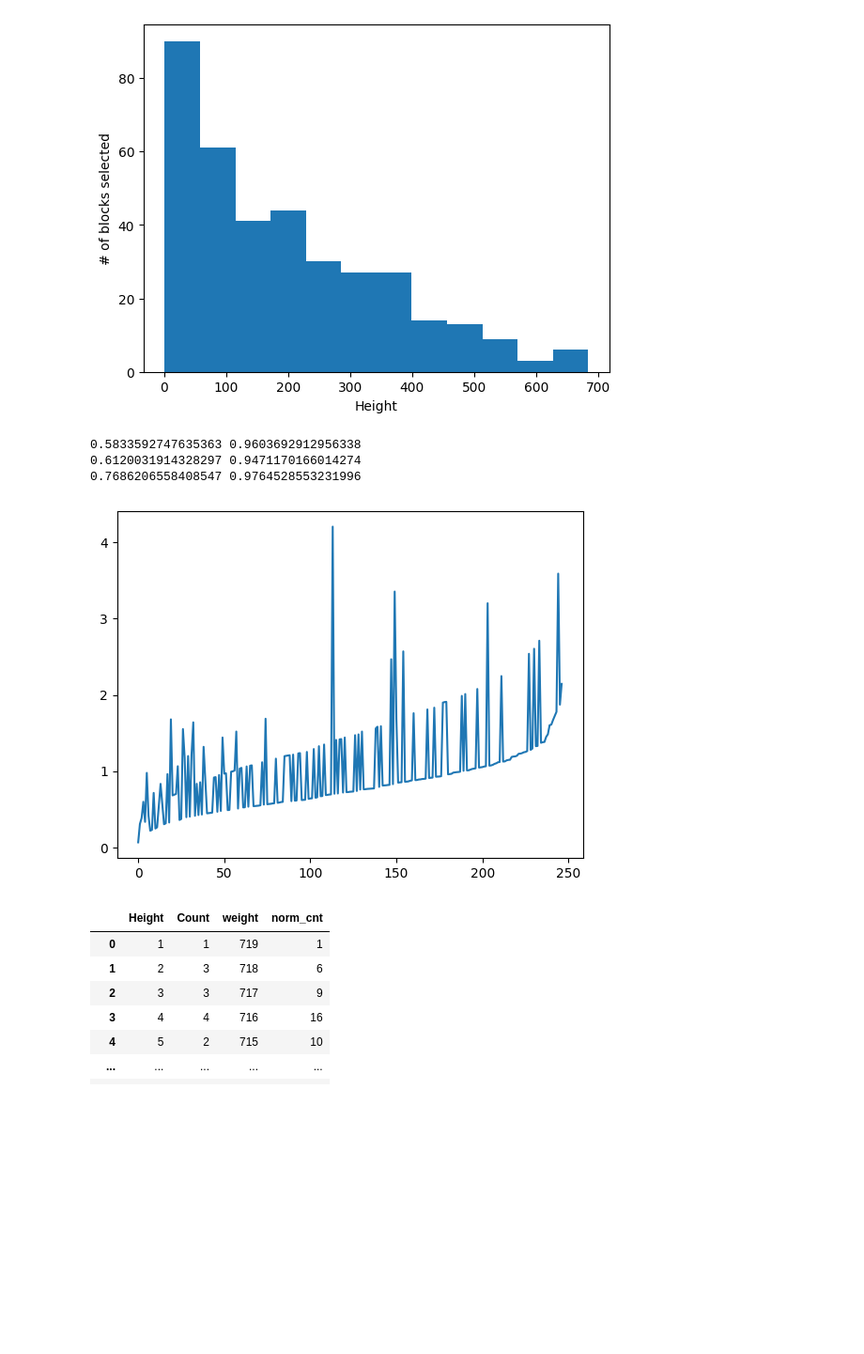
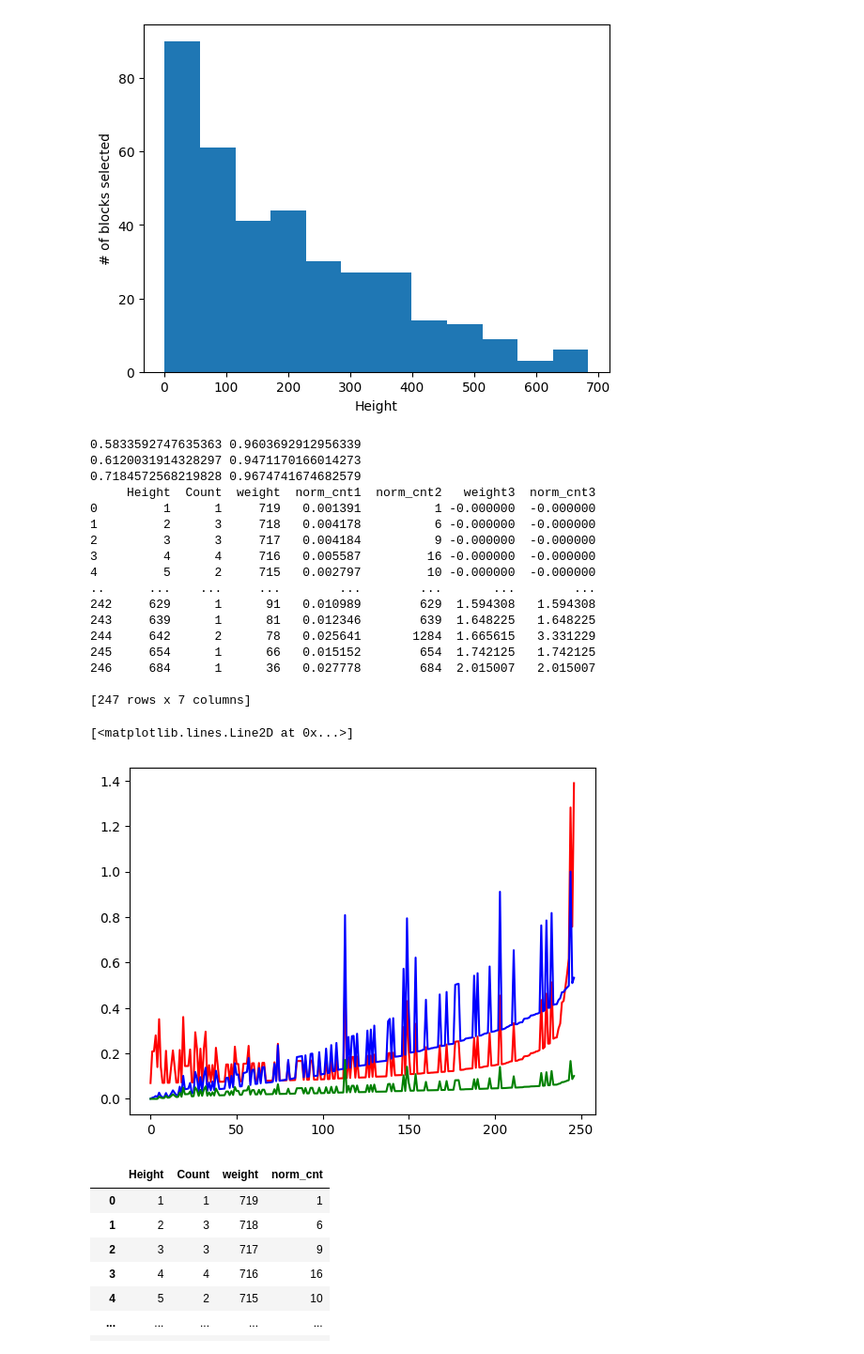
Before and after one commit to JunwookHeo/bcsos, a Jupyter notebook: python_utils/VisualPoS.ipynb, the cells around one changed output. Shown: that part at 94% size. Drawn from its saved outputs; the diff is of its cells as text; code cells hidden in the pictures; blank space fills up the shorter version.

Commit message:
Add plot

```diff
--- a/python_utils/VisualPoS.ipynb
+++ b/python_utils/VisualPoS.ipynb
@@ -36,8 +36,8 @@ def entropynorm(values):
     tt = np.sum(vs)
     vs = vs/tt
 
-    npi = np.sum(vs*np.log2(vs, out=np.zeros_like(vs), where=(vs!=0)))
-    dpi = math.log2(num)
+    npi = np.sum(vs*np.log10(vs, out=np.zeros_like(vs), where=(vs!=0)))
+    dpi = math.log10(num)
     return - npi/dpi
 
 def fairnessnorm(values):
@@ -218,15 +218,15 @@ import numpy as np
 
 def cal_evenness1(vdf, vmax):
     vdf['weight'] = (vmax - vdf['Height'])
-    vdf['norm_cnt'] = vdf['Count']/vdf['weight']
-    values = vdf['norm_cnt'].to_list()
+    vdf['norm_cnt1'] = vdf['Count']/vdf['weight']
+    values = vdf['norm_cnt1'].to_list()
     nf = fairnessnorm(values)
     ne = entropynorm(values)
     print(nf, ne)
 
 def cal_evenness2(vdf, vmax):
-    vdf['norm_cnt'] = vdf['Count']*vdf['Height']
-    values = vdf['norm_cnt'].to_list()
+    vdf['norm_cnt2'] = vdf['Count']*vdf['Height']
+    values = vdf['norm_cnt2'].to_list()
     nf = fairnessnorm(values)
     ne = entropynorm(values)
     print(nf, ne)
@@ -241,45 +241,64 @@ def cal_acc_prob(vmax):
         pis.append(pi)
 
     mpis = max(pis)
     # https://en.wikipedia.org/wiki/Entropy_(information_theory)
     pis2 = [x /mpis for x in pis]
     pis2[:] = [-np.log10(x) for x in pis2]
     # print(pis2)
     # plt.plot(pis2)
     return pis, pis2
 
-def cal_evenness3(sdf, vmax):
-    vdf = sdf.copy()
+def cal_evenness3(vdf, vmax):
+    # vdf = sdf.copy()
     pis, pis2 = cal_acc_prob(vmax)
 
     # vdf.set_index('Height', inplace=True)
     # vdf = vdf.reindex(list(range(0,vmax)),fill_value=0)
     # vdf['weight'] =  pis
-    vdf['weight'] = [pis2[v] for v in vdf['Height'].values]
-    vdf['Count2'] = [pis[v] for v in vdf['Height'].values]
+    vdf['weight3'] = [pis2[v] for v in vdf['Height'].values]
+    # vdf['weight3'] = [1/pis[v] for v in vdf['Height'].values]
     # print('weights',vdf)
-    vdf['norm_cnt'] = vdf['Count']*vdf['weight']
+    vdf['norm_cnt3'] = vdf['Count']*vdf['weight3']
     # vdf['norm_cnt'] = vdf['Count2']*vdf['weight']
-    values = vdf['norm_cnt'].to_list()
+    values = vdf['norm_cnt3'].to_list()
 
     nf = fairnessnorm(values)
     ne = entropynorm(values)
     print(nf, ne)
     # print(values)
-    plt.plot(values)
+    # plt.plot(values)
 
     # print(vdf['norm_cnt'])
 
     # vdf['norm_cnt'].plot()
-
 cal_evenness1(bdf2, 720)
 cal_evenness2(bdf2, 720)
 cal_evenness3(bdf2, 720)
+
+print(bdf2)
+plt.plot(bdf2['norm_cnt1']*50, 'r')
+plt.plot(bdf2['norm_cnt2']/1284, 'b')
+plt.plot(bdf2['norm_cnt3']/20, 'g')
 # %% [output]
-0.5833592747635363 0.9603692912956338
-0.6120031914328297 0.9471170166014274
-0.7686206558408547 0.9764528553231996
+0.5833592747635363 0.9603692912956339
+0.6120031914328297 0.9471170166014273
+0.7184572568219828 0.9674741674682579
+     Height  Count  weight  norm_cnt1  norm_cnt2   weight3  norm_cnt3
+0         1      1     719   0.001391          1 -0.000000  -0.000000
+1         2      3     718   0.004178          6 -0.000000  -0.000000
+2         3      3     717   0.004184          9 -0.000000  -0.000000
+3         4      4     716   0.005587         16 -0.000000  -0.000000
+4         5      2     715   0.002797         10 -0.000000  -0.000000
+..      ...    ...     ...        ...        ...       ...        ...
+242     629      1      91   0.010989        629  1.594308   1.594308
+243     639      1      81   0.012346        639  1.648225   1.648225
+244     642      2      78   0.025641       1284  1.665615   3.331229
+245     654      1      66   0.015152        654  1.742125   1.742125
+246     684      1      36   0.027778        684  2.015007   2.015007
+
+[247 rows x 7 columns]
+[<matplotlib.lines.Line2D at 0x...>]
-[figure, old version]
+[figure, new version]
 # %%
 def cal_acc_prob(vmax):
     pis = []
```
Also changed, not shown: parts of 1 cell of this notebook.
